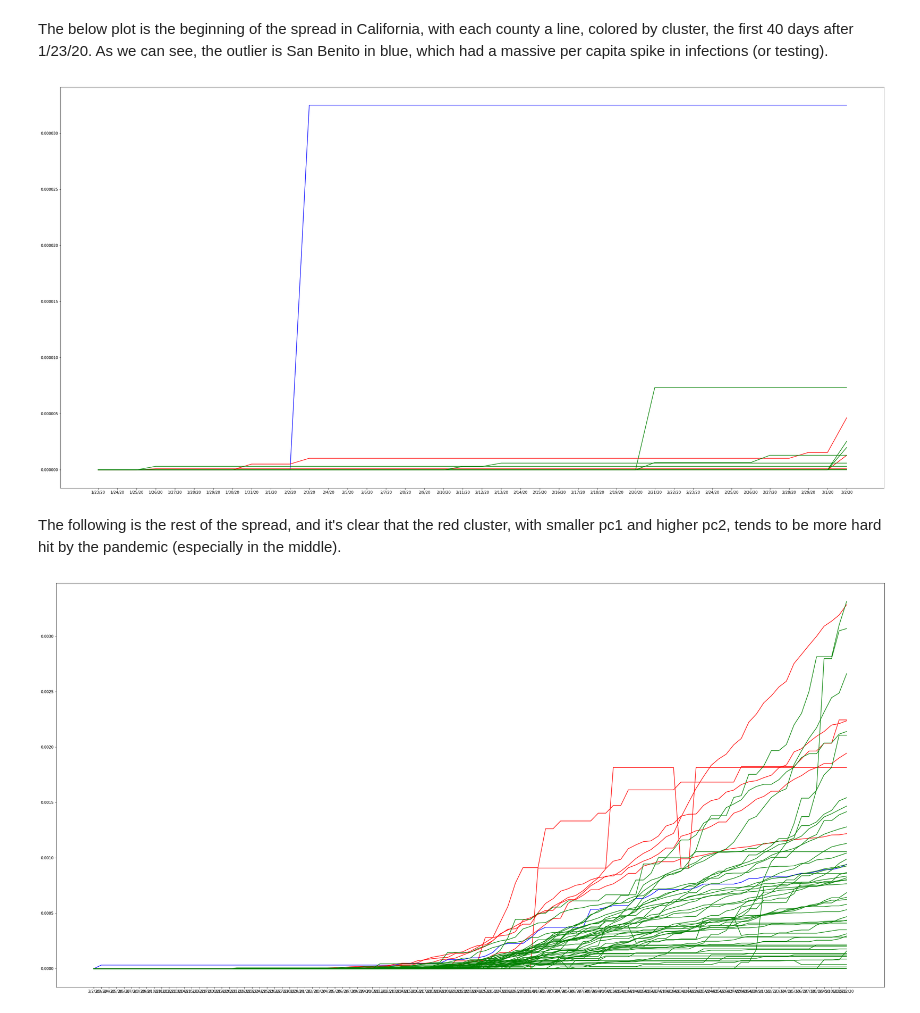
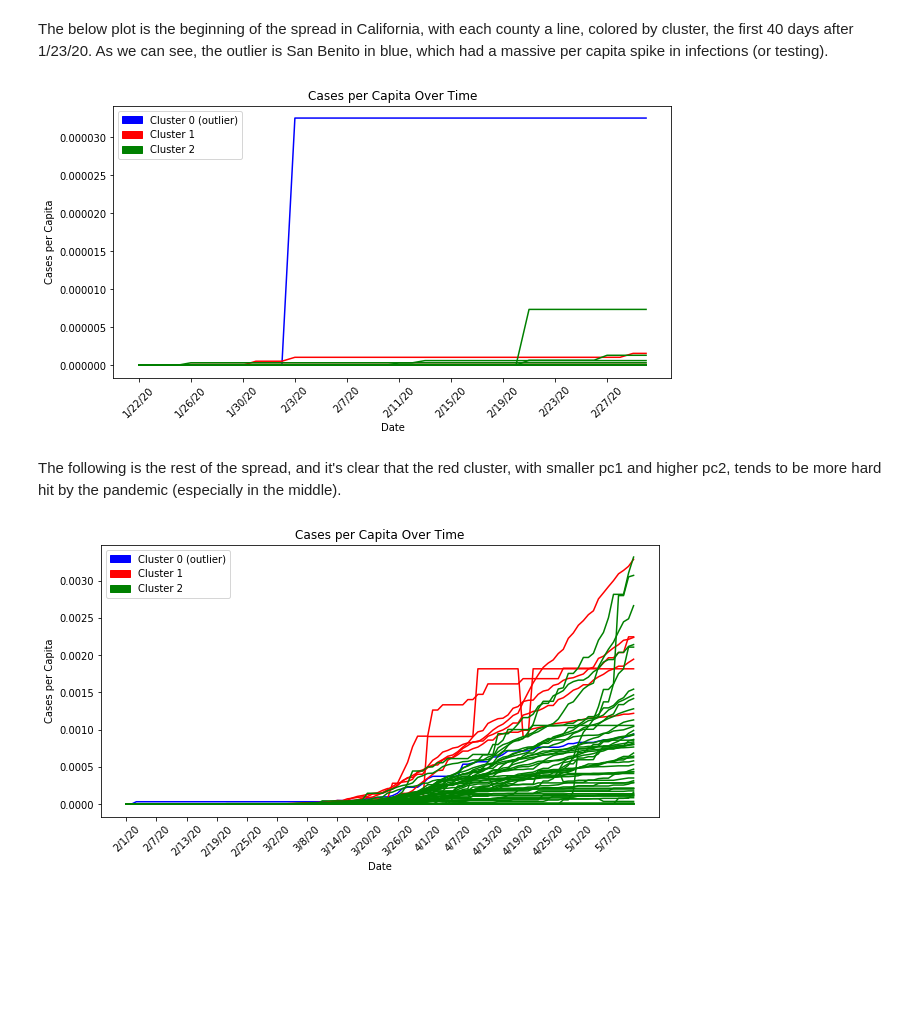
Before and after one commit to AndyFlury13/covid19-final-project, a Jupyter notebook: final_proj/victor.ipynb, the cells around one changed output. Cells and saved outputs as stored; diff of their text form; code cells hidden in the pictures; blank space fills up the shorter version.

```diff
--- a/final_proj/victor.ipynb
+++ b/final_proj/victor.ipynb
@@ -312,22 +326,37 @@ cluster1.head(3)
 # %% [markdown]
 The below plot is the beginning of the spread in California, with each county a line, colored by cluster, the first 40 days after 1/23/20. As we can see, the outlier is San Benito in blue, which had a massive per capita spike in infections (or testing).
 # %%
-plt.figure(figsize=(40,20))
+red_patch = mpatches.Patch(color='red', label='Cluster 1')
+blue_patch = mpatches.Patch(color='blue', label='Cluster 0 (outlier)')
+green_patch = mpatches.Patch(color='green', label='Cluster 2')
 
-plt.plot(cluster0.T.drop(cluster1.columns.values[40:]), color='blue')
-plt.plot(cluster1.T.drop(cluster1.columns.values[40:]), color='red')
-plt.plot(cluster2.T.drop(cluster1.columns.values[40:]), color='green')
+plt.figure(figsize=(10,5))
+plt.plot(cluster0.T.drop(cluster1.columns.values[40:]), color='blue', label='cluster0')
+plt.plot(cluster1.T.drop(cluster1.columns.values[40:]), color='red', label='cluster1')
+plt.plot(cluster2.T.drop(cluster1.columns.values[40:]), color='green', label='cluster2')
+plt.title('Cases per Capita Over Time')
+plt.xlabel('Date')
+plt.ylabel('Cases per Capita')
+plt.xticks(cluster1.columns.values[:40:4], rotation=45)
+plt.legend(handles=[blue_patch, red_patch, green_patch])
 plt.show()
 # %% [output]
-[figure, old version]
+[figure, new version]
 # %% [markdown]
 The following is the rest of the spread, and it's clear that the red cluster, with smaller pc1 and higher pc2, tends to be more hard hit by the pandemic (especially in the middle).
 # %%
-plt.figure(figsize=(40,20))
-
+plt.figure(figsize=(10,5))
+red_patch = mpatches.Patch(color='red', label='Cluster 1')
+blue_patch = mpatches.Patch(color='blue', label='Cluster 0 (outlier)')
+green_patch = mpatches.Patch(color='green', label='Cluster 2')
 plt.plot(cluster0.T.drop(cluster1.columns.values[:10]), color='blue')
 plt.plot(cluster1.T.drop(cluster1.columns.values[:10]), color='red')
 plt.plot(cluster2.T.drop(cluster1.columns.values[:10]), color='green')
+plt.title('Cases per Capita Over Time')
+plt.xlabel('Date')
+plt.ylabel('Cases per Capita')
+plt.xticks(cluster1.columns.values[10::6], rotation=45)
+plt.legend(handles=[blue_patch, red_patch, green_patch])
 plt.show()
 # %% [output]
-[figure, old version]
+[figure, new version]
```
Also changed, not shown: parts of 23 cells of this notebook.
